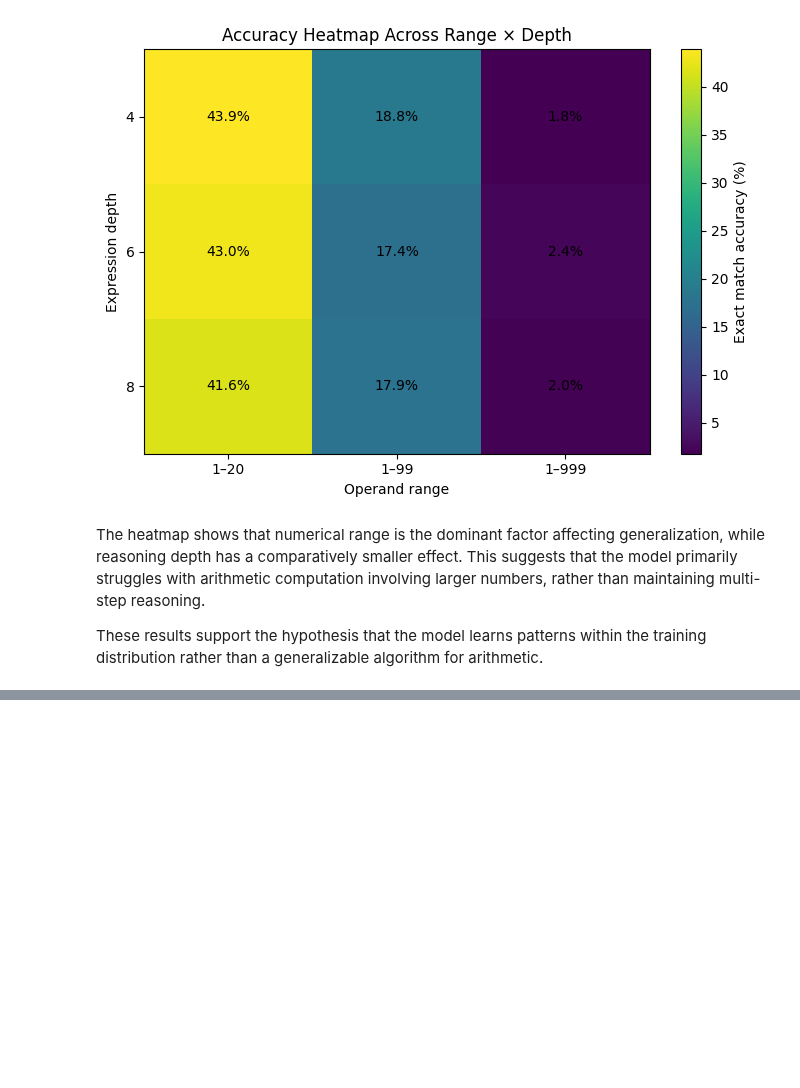
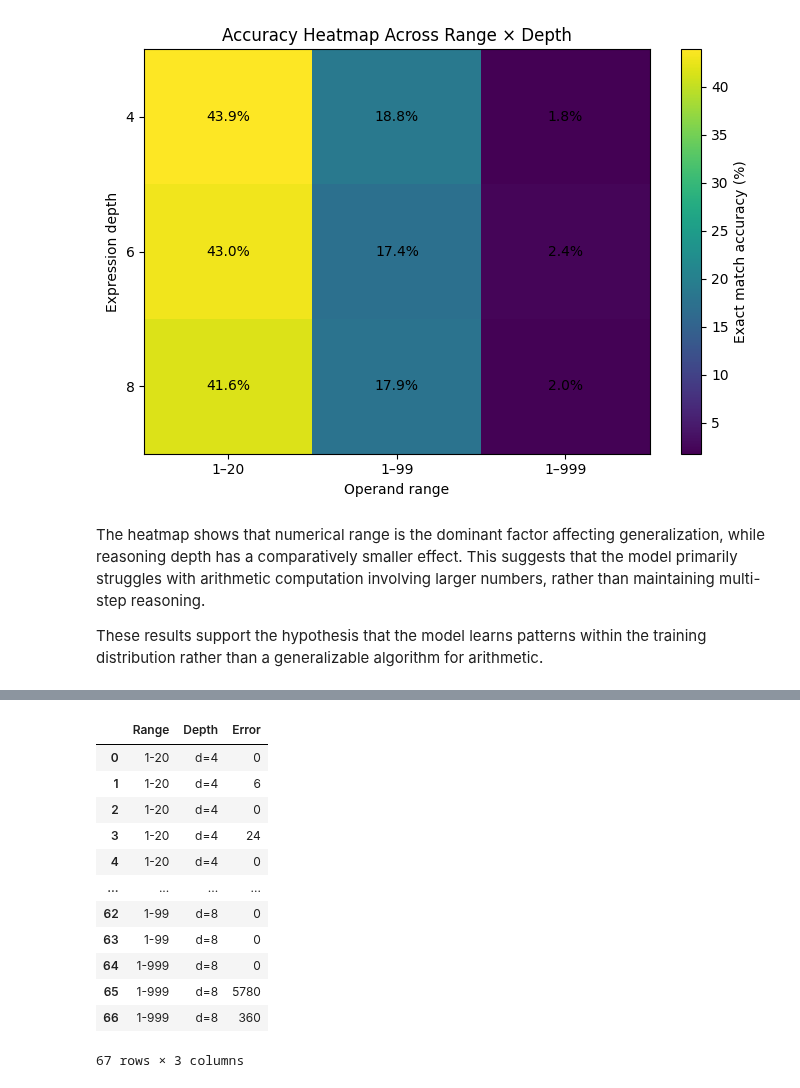
Before and after one commit to Anushka-De/stat359, a Jupyter notebook: student/Final_Project/arithmetic_llm/Project_analysis.ipynb, the cells around one changed output, grey strips where cells are left out. Saved outputs shown, nothing was run; the diff lists cells and outputs as text; code cells hidden in the pictures; blank space fills up the shorter version.

```diff
--- a/student/Final_Project/arithmetic_llm/Project_analysis.ipynb
+++ b/student/Final_Project/arithmetic_llm/Project_analysis.ipynb
@@ -665,0 +679,73 @@ These results support the hypothesis that the model learns patterns within the t
+# %%
+import os
+import glob
+import json
+import pandas as pd
+import matplotlib.pyplot as plt
+import seaborn as sns
+import re
+
+BASE = "arithmetic_llm/evaluation_results"
+
+depths = [4, 6, 8]
+ranges = [(1, 20), (1, 99), (1, 999)]
+
+def latest_samples(folder):
+    files = sorted(glob.glob(os.path.join(folder, "sample_outputs_*.json")))
+    if not files:
+        return None
+    with open(files[-1], "r") as f:
+        return json.load(f)
+
+rows = []
+
+for d in depths:
+    for lo, hi in ranges:
+        folder = f"{BASE}/grid_depth{d}_range{lo}_{hi}"
+        samples = latest_samples(folder)
+        if samples is None:
+            print("Missing samples:", folder)
+            continue
+
+        for s in samples:
+            pred = s.get("predicted")
+            gt = s.get("ground_truth")
+
+            if gt is None:
+                continue
+
+            # Extract an integer from pred even if pred is messy (string etc.)
+            match = re.search(r"-?\d+", str(pred))
+            if not match:
+                continue
+
+            try:
+                pred_int = int(match.group())
+                gt_int = int(gt)
+            except:
+                continue
+
+            error = abs(pred_int - gt_int)
+
+            rows.append({
+                "Range": f"{lo}-{hi}",
+                "Depth": f"d={d}",
+                "Error": error
+            })
+
+df_error = pd.DataFrame(rows)
+df_error
+# %% [output]
+|  | Range | Depth | Error |
+| 0 | 1-20 | d=4 | 0 |
+| 1 | 1-20 | d=4 | 6 |
+| 2 | 1-20 | d=4 | 0 |
+| 3 | 1-20 | d=4 | 24 |
+| 4 | 1-20 | d=4 | 0 |
+| ... | ... | ... | ... |
+| 62 | 1-99 | d=8 | 0 |
+| 63 | 1-99 | d=8 | 0 |
+| 64 | 1-999 | d=8 | 0 |
+| 65 | 1-999 | d=8 | 5780 |
+| 66 | 1-999 | d=8 | 360 |
+67 rows × 3 columns
```
Also changed, not shown: parts of 5 cells of this notebook.
